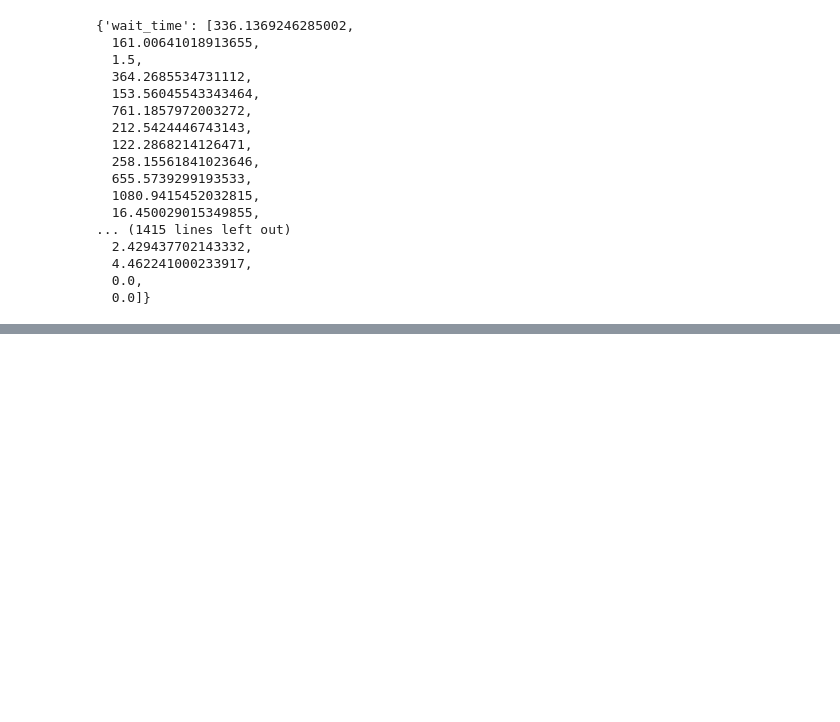
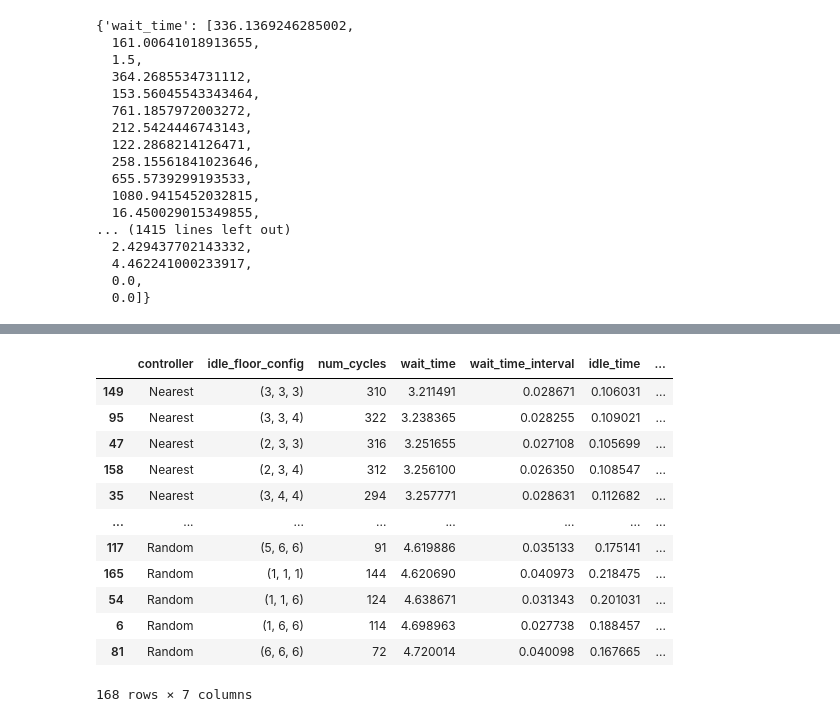
Before and after one commit to becauselol/40.305-Project---Elevator-Group-Control, a Jupyter notebook: interactive_analysis.ipynb, the cells around one changed output, grey strips where cells are left out. Saved outputs shown, nothing was run; the diff lists cells and outputs as text; code cells hidden in the pictures; blank space fills up the shorter version.

Commit message:
update final data

```diff
--- a/interactive_analysis.ipynb
+++ b/interactive_analysis.ipynb
@@ -153,0 +156,2 @@ Confidence Interval : [0.005417, 0.007469]
+# %%
+df = pd.read_csv("idle_data_groundheavy.tsv", sep="\t", index_col=0)
@@ -153,0 +171,20 @@ Confidence Interval : [0.005417, 0.007469]
+# %%
+sorted_df = df.sort_values("wait_time")
+# %%
+sorted_df["idle_time"] = sorted_df["idle_time"]/3
+# %%
+sorted_df
+# %% [output]
+|  | controller | idle_floor_config | num_cycles | wait_time | wait_time_interval | idle_time | ... |
+| 149 | Nearest | (3, 3, 3) | 310 | 3.211491 | 0.028671 | 0.106031 | ... |
+| 95 | Nearest | (3, 3, 4) | 322 | 3.238365 | 0.028255 | 0.109021 | ... |
+| 47 | Nearest | (2, 3, 3) | 316 | 3.251655 | 0.027108 | 0.105699 | ... |
+| 158 | Nearest | (2, 3, 4) | 312 | 3.256100 | 0.026350 | 0.108547 | ... |
+| 35 | Nearest | (3, 4, 4) | 294 | 3.257771 | 0.028631 | 0.112682 | ... |
+| ... | ... | ... | ... | ... | ... | ... | ... |
+| 117 | Random | (5, 6, 6) | 91 | 4.619886 | 0.035133 | 0.175141 | ... |
+| 165 | Random | (1, 1, 1) | 144 | 4.620690 | 0.040973 | 0.218475 | ... |
+| 54 | Random | (1, 1, 6) | 124 | 4.638671 | 0.031343 | 0.201031 | ... |
+| 6 | Random | (1, 6, 6) | 114 | 4.698963 | 0.027738 | 0.188457 | ... |
+| 81 | Random | (6, 6, 6) | 72 | 4.720014 | 0.040098 | 0.167665 | ... |
+168 rows × 7 columns
```
Also changed, not shown: parts of 13 cells of this notebook, 6 other files.
